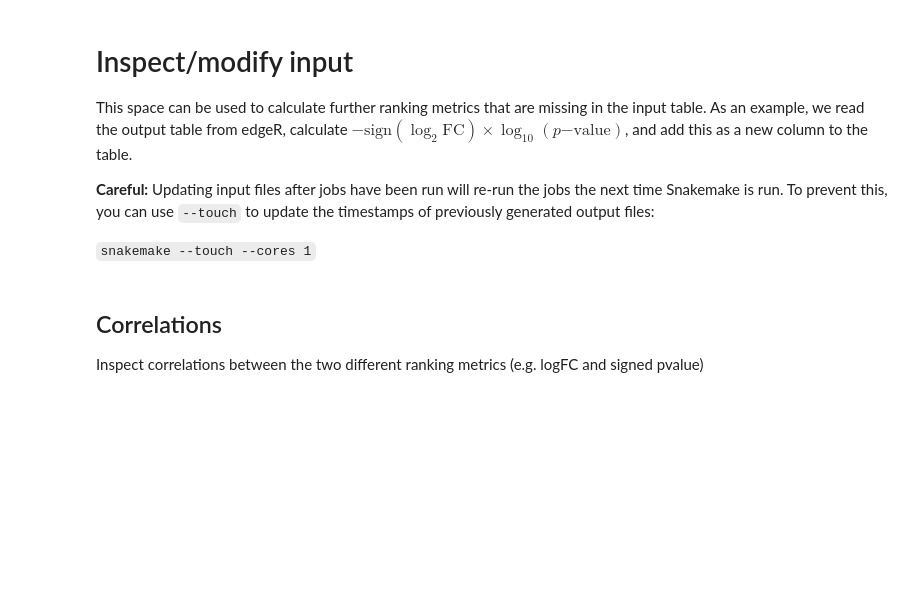
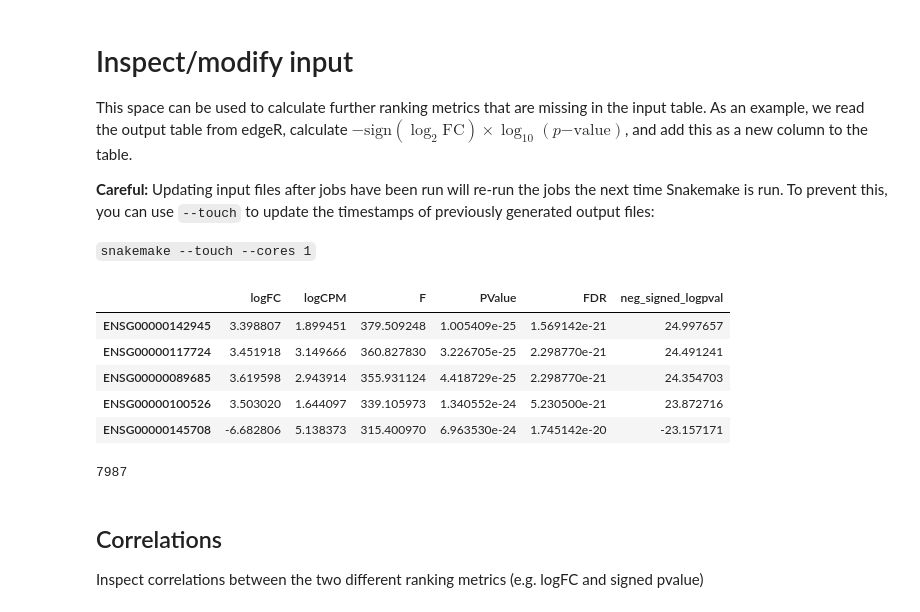
Before and after one commit to pdegen/SynEnrich, a Jupyter notebook: workflow/notebooks/main.ipynb, the cells around one changed output. Saved outputs shown, nothing was run; the diff lists cells and outputs as text; code cells hidden in the pictures; blank space fills up the shorter version.

```diff
--- a/workflow/notebooks/main.ipynb
+++ b/workflow/notebooks/main.ipynb
@@ -102,8 +122,18 @@ This space can be used to calculate further ranking metrics that are missing in
 # %%
 df = pd.read_csv(f"../../{input_file}", index_col=0)
 df["neg_signed_logpval"] = -np.sign(df["logFC"]) * np.log10(df["PValue"])
 display(df.head())
+sig = df[df["FDR"]<0.01]
+print(len(sig))
 #df.to_csv(f"../../{input_file}")
+# %% [output]
+|  | logFC | logCPM | F | PValue | FDR | neg_signed_logpval |
+| ENSG00000142945 | 3.398807 | 1.899451 | 379.509248 | 1.005409e-25 | 1.569142e-21 | 24.997657 |
+| ENSG00000117724 | 3.451918 | 3.149666 | 360.827830 | 3.226705e-25 | 2.298770e-21 | 24.491241 |
+| ENSG00000089685 | 3.619598 | 2.943914 | 355.931124 | 4.418729e-25 | 2.298770e-21 | 24.354703 |
+| ENSG00000100526 | 3.503020 | 1.644097 | 339.105973 | 1.340552e-24 | 5.230500e-21 | 23.872716 |
+| ENSG00000145708 | -6.682806 | 5.138373 | 315.400970 | 6.963530e-24 | 1.745142e-20 | -23.157171 |
+7987
 # %% [markdown]
 ## Correlations
 
```
Also changed, not shown: parts of 22 cells of this notebook, 2 other files.
